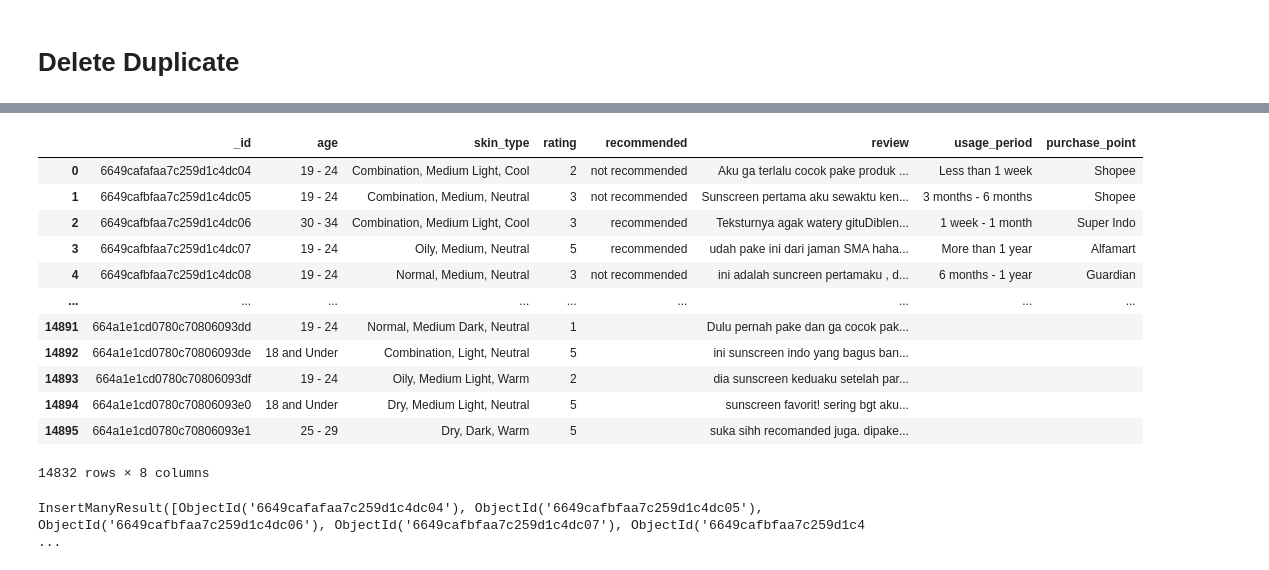
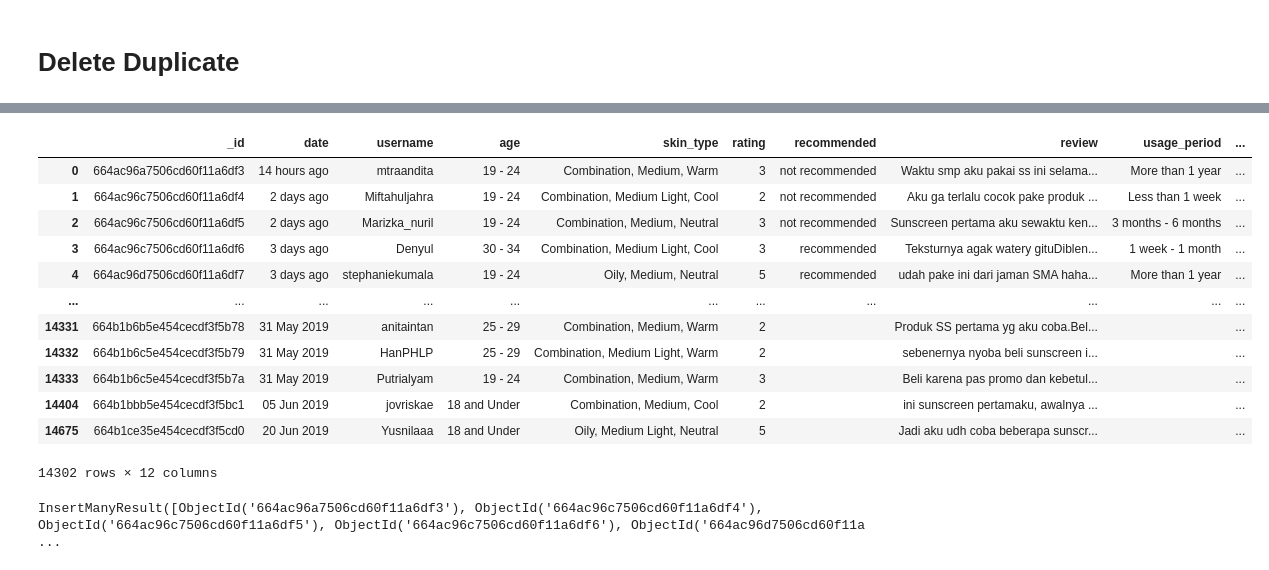
Before and after one commit to ayukrisn/notebook, a Jupyter notebook: bigdata.ipynb, the cells around one changed output, grey strips where cells are left out. Cells and saved outputs as stored; diff of their text form; code cells hidden in the pictures.

```diff
--- a/bigdata.ipynb
+++ b/bigdata.ipynb
@@ -268,22 +290,22 @@ df_data
 # %%
-df_data.drop_duplicates(subset=['age', 'skin_type', 'rating', 'recommended', 'review', 'usage_period', 'purchase_point'], keep='first', inplace=True)
+df_data.drop_duplicates(subset=['date', 'username', 'age', 'skin_type', 'rating', 'recommended', 'review','usage_period', 'purchase_point', 'likes', 'comments'], keep='first', inplace=True)
 df_data
 # %% [output]
-|  | _id | age | skin_type | rating | recommended | review | usage_period | purchase_point |
-| 0 | 6649cafafaa7c259d1c4dc04 | 19 - 24 | Combination, Medium Light, Cool | 2 | not recommended | Aku ga terlalu cocok pake produk ... | Less than 1 week | Shopee |
-| 1 | 6649cafbfaa7c259d1c4dc05 | 19 - 24 | Combination, Medium, Neutral | 3 | not recommended | Sunscreen pertama aku sewaktu ken... | 3 months - 6 months | Shopee |
-| 2 | 6649cafbfaa7c259d1c4dc06 | 30 - 34 | Combination, Medium Light, Cool | 3 | recommended | Teksturnya agak watery gituDiblen... | 1 week - 1 month | Super Indo |
-| 3 | 6649cafbfaa7c259d1c4dc07 | 19 - 24 | Oily, Medium, Neutral | 5 | recommended | udah pake ini dari jaman SMA haha... | More than 1 year | Alfamart |
-| 4 | 6649cafbfaa7c259d1c4dc08 | 19 - 24 | Normal, Medium, Neutral | 3 | not recommended | ini adalah suncreen pertamaku , d... | 6 months - 1 year | Guardian |
-| ... | ... | ... | ... | ... | ... | ... | ... | ... |
-| 14891 | 664a1e1cd0780c70806093dd | 19 - 24 | Normal, Medium Dark, Neutral | 1 |  | Dulu pernah pake dan ga cocok pak... |  |  |
-| 14892 | 664a1e1cd0780c70806093de | 18 and Under | Combination, Light, Neutral | 5 |  | ini sunscreen indo yang bagus ban... |  |  |
-| 14893 | 664a1e1cd0780c70806093df | 19 - 24 | Oily, Medium Light, Warm | 2 |  | dia sunscreen keduaku setelah par... |  |  |
-| 14894 | 664a1e1cd0780c70806093e0 | 18 and Under | Dry, Medium Light, Neutral | 5 |  | sunscreen favorit! sering bgt aku... |  |  |
-| 14895 | 664a1e1cd0780c70806093e1 | 25 - 29 | Dry, Dark, Warm | 5 |  | suka sihh recomanded juga. dipake... |  |  |
+|  | _id | date | username | age | skin_type | rating | recommended | review | usage_period | ... |
+| 0 | 664ac96a7506cd60f11a6df3 | 14 hours ago | mtraandita | 19 - 24 | Combination, Medium, Warm | 3 | not recommended | Waktu smp aku pakai ss ini selama... | More than 1 year | ... |
+| 1 | 664ac96c7506cd60f11a6df4 | 2 days ago | Miftahuljahra | 19 - 24 | Combination, Medium Light, Cool | 2 | not recommended | Aku ga terlalu cocok pake produk ... | Less than 1 week | ... |
+| 2 | 664ac96c7506cd60f11a6df5 | 2 days ago | Marizka_nuril | 19 - 24 | Combination, Medium, Neutral | 3 | not recommended | Sunscreen pertama aku sewaktu ken... | 3 months - 6 months | ... |
+| 3 | 664ac96c7506cd60f11a6df6 | 3 days ago | Denyul | 30 - 34 | Combination, Medium Light, Cool | 3 | recommended | Teksturnya agak watery gituDiblen... | 1 week - 1 month | ... |
+| 4 | 664ac96d7506cd60f11a6df7 | 3 days ago | stephaniekumala | 19 - 24 | Oily, Medium, Neutral | 5 | recommended | udah pake ini dari jaman SMA haha... | More than 1 year | ... |
+| ... | ... | ... | ... | ... | ... | ... | ... | ... | ... | ... |
+| 14331 | 664b1b6b5e454cecdf3f5b78 | 31 May 2019 | anitaintan | 25 - 29 | Combination, Medium, Warm | 2 |  | Produk SS pertama yg aku coba.Bel... |  | ... |
+| 14332 | 664b1b6c5e454cecdf3f5b79 | 31 May 2019 | HanPHLP | 25 - 29 | Combination, Medium Light, Warm | 2 |  | sebenernya nyoba beli sunscreen i... |  | ... |
+| 14333 | 664b1b6c5e454cecdf3f5b7a | 31 May 2019 | Putrialyam | 19 - 24 | Combination, Medium, Warm | 3 |  | Beli karena pas promo dan kebetul... |  | ... |
+| 14404 | 664b1bbb5e454cecdf3f5bc1 | 05 Jun 2019 | jovriskae | 18 and Under | Combination, Medium, Cool | 2 |  | ini sunscreen pertamaku, awalnya ... |  | ... |
+| 14675 | 664b1ce35e454cecdf3f5cd0 | 20 Jun 2019 | Yusnilaaa | 18 and Under | Oily, Medium Light, Neutral | 5 |  | Jadi aku udh coba beberapa sunscr... |  | ... |
-14832 rows × 8 columns
+14302 rows × 12 columns
 # %%
-collection = db['emina_review_deleted_duplicates']
+collection = db['raw_data']
 collection.insert_many(df_data.to_dict('records'))
 # %% [output]
-InsertManyResult([ObjectId('6649cafafaa7c259d1c4dc04'), ObjectId('6649cafbfaa7c259d1c4dc05'), ObjectId('6649cafbfaa7c259d1c4dc06'), ObjectId('6649cafbfaa7c259d1c4dc07'), ObjectId('6649cafbfaa7c259d1c4 ...
+InsertManyResult([ObjectId('664ac96a7506cd60f11a6df3'), ObjectId('664ac96c7506cd60f11a6df4'), ObjectId('664ac96c7506cd60f11a6df5'), ObjectId('664ac96c7506cd60f11a6df6'), ObjectId('664ac96d7506cd60f11a ...
```
Also changed, not shown: parts of 3 cells of this notebook.
